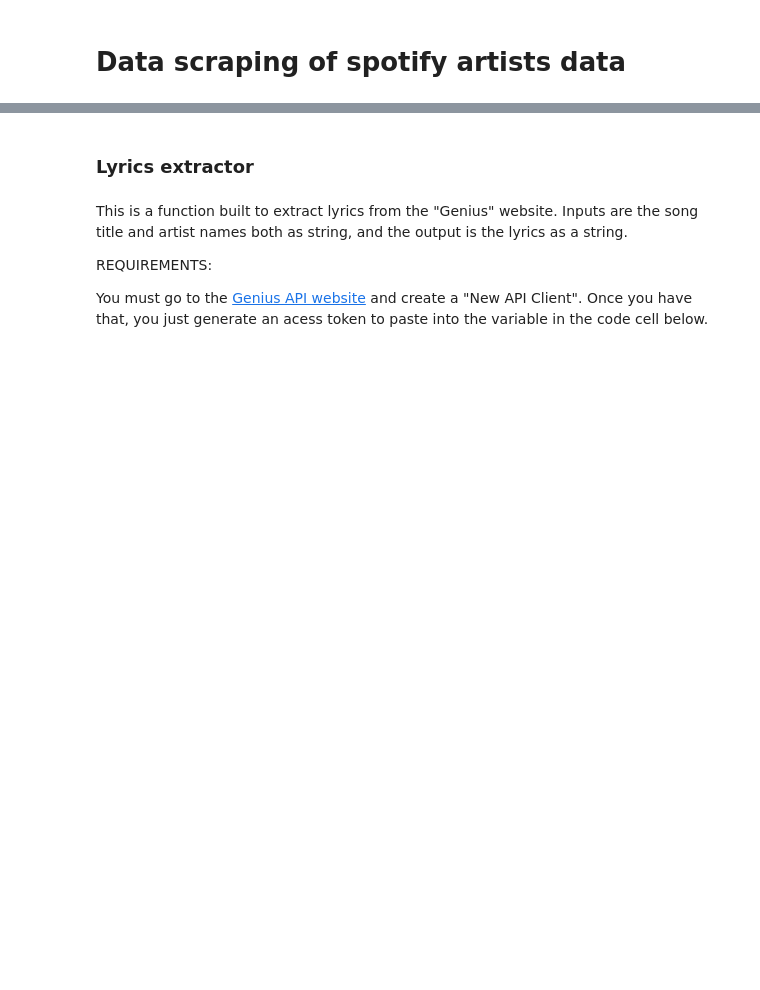
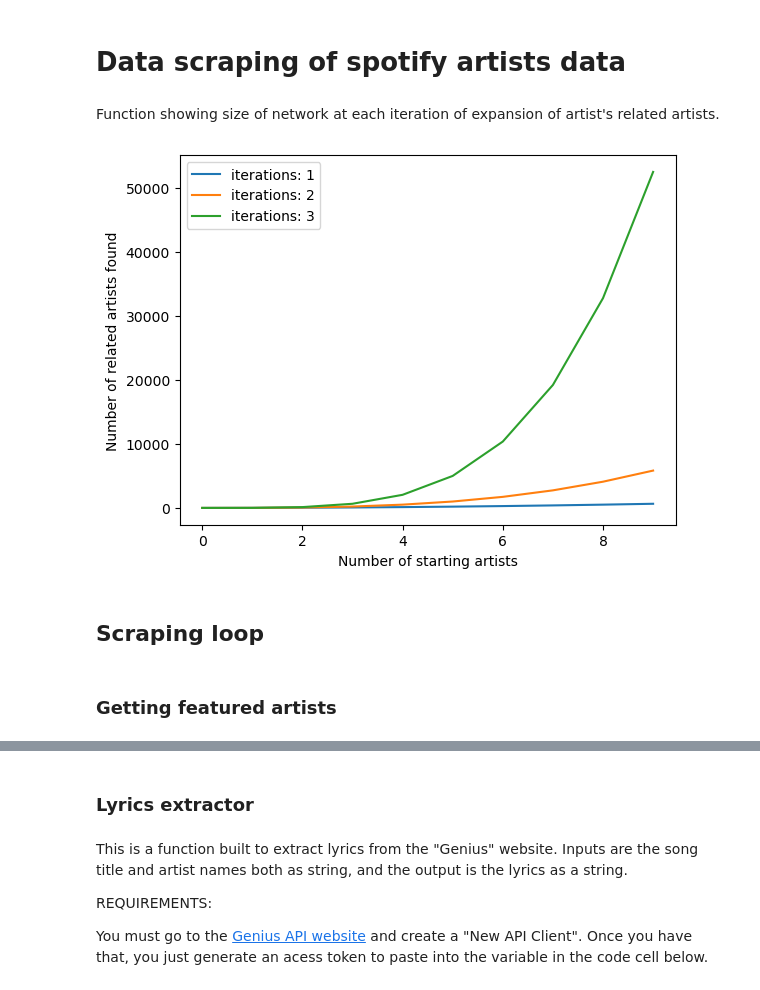
Before and after one commit to Jacopo00811/socialgraphs2025-project, a Jupyter notebook: data_scraping.ipynb, the cells around one changed output, grey strips where cells are left out. Cells and saved outputs as stored; diff of their text form; code cells hidden in the pictures; blank space fills up the shorter version.

```diff
--- a/data_scraping.ipynb
+++ b/data_scraping.ipynb
@@ -1,2 +1,17 @@
 # %% [markdown]
 # **Data scraping of spotify artists data**
+# %% [markdown]
+Function showing size of network at each iteration of expansion of artist's related artists.
+# %%
+import matplotlib.pyplot as plt
+for s in range(1,4):
+    plt.plot(range(10), [x*(x**s*40)*0.2 for x in range(10)], label=f'iterations: {s}')
+
+plt.xlabel('Number of starting artists')
+plt.ylabel('Number of related artists found')
+plt.legend()
+plt.show()
+# %% [output]
+[figure, added]
+# %% [markdown]
+## Scraping loop
@@ -2,0 +37,2 @@
+# %% [markdown]
+### Getting featured artists
```
Also changed, not shown: parts of 5 cells of this notebook.
